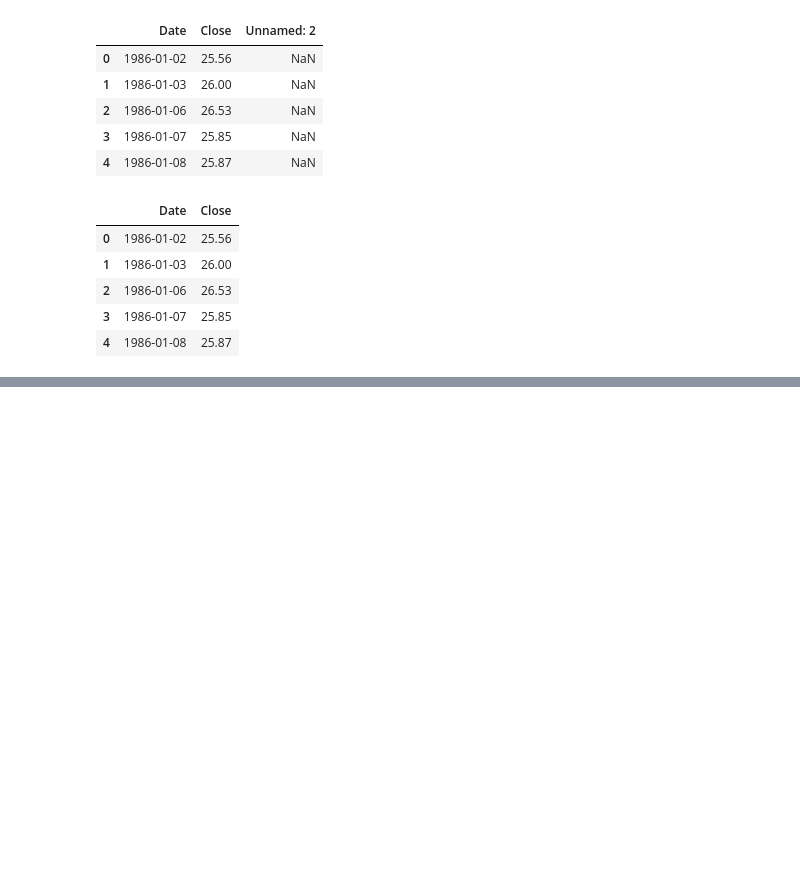
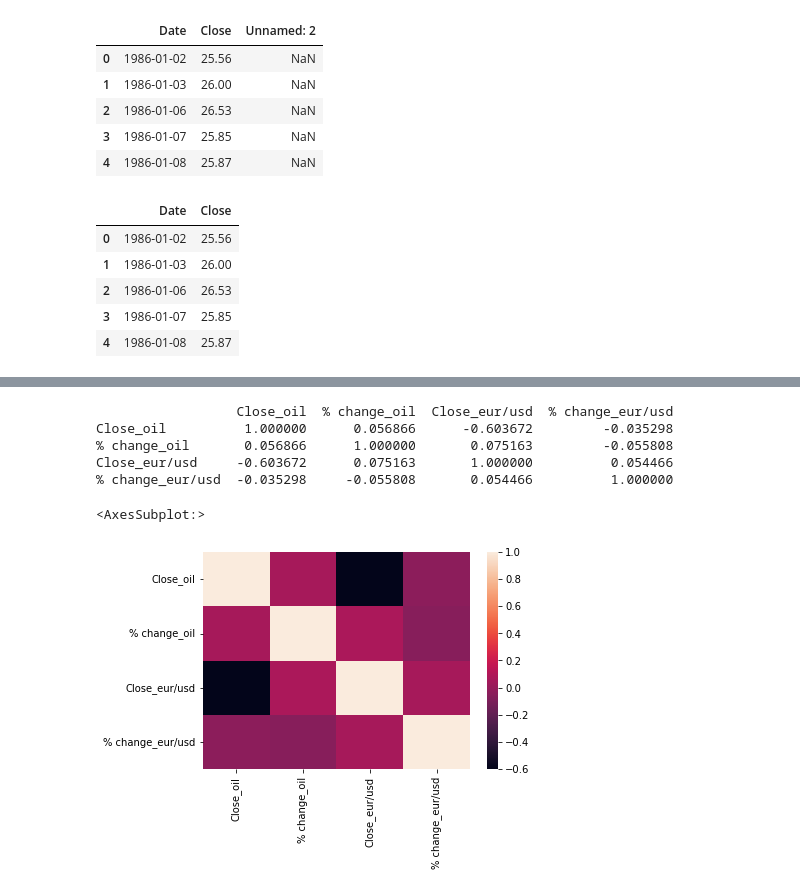
Before and after one commit to empeya/UCDPA_alistairempey, a Jupyter notebook: CIDAF - Alistair Empey.ipynb, the cells around one changed output, grey strips where cells are left out. Cells and saved outputs as stored; diff of their text form; code cells hidden in the pictures; blank space fills up the shorter version.

```diff
--- a/CIDAF - Alistair Empey.ipynb
+++ b/CIDAF - Alistair Empey.ipynb
@@ -71,0 +179,12 @@ oil.head()
+# %%
+corr = df.corr()
+print(corr)
+sns.heatmap(corr, xticklabels=corr.columns, yticklabels=corr.columns)
+# %% [output]
+                  Close_oil  % change_oil  Close_eur/usd  % change_eur/usd
+Close_oil          1.000000      0.056866      -0.603672         -0.035298
+% change_oil       0.056866      1.000000       0.075163         -0.055808
+Close_eur/usd     -0.603672      0.075163       1.000000          0.054466
+% change_eur/usd  -0.035298     -0.055808       0.054466          1.000000
+<AxesSubplot:>
+[figure, added]
```
Also changed, not shown: parts of 22 cells of this notebook.
